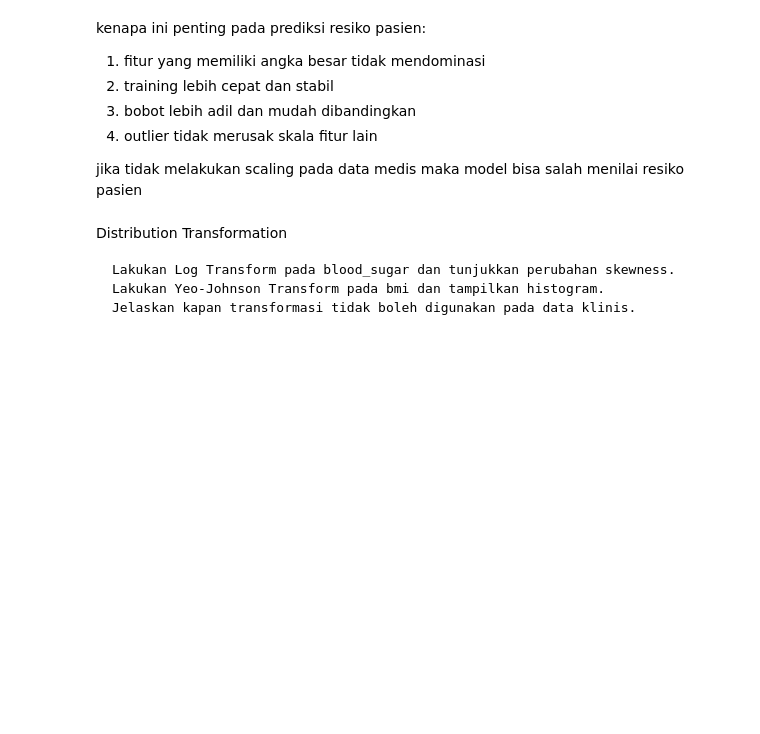
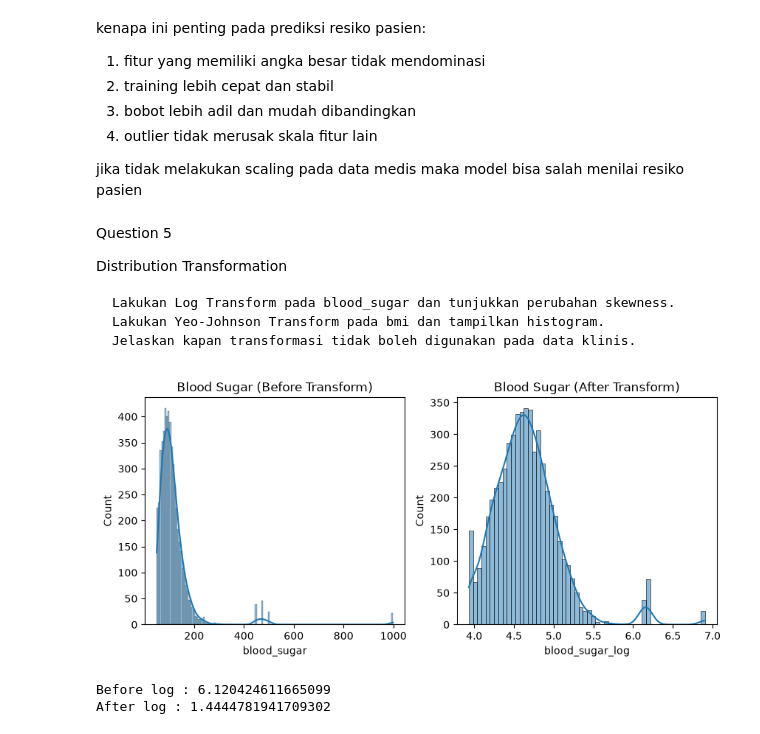
Before and after one commit to ekakharism/pandas_data_cleaning, a Jupyter notebook: healthcare_data_cleaning.ipynb, the cells around one changed output. Cells and saved outputs as stored; diff of their text form; code cells hidden in the pictures; blank space fills up the shorter version.

```diff
--- a/pandas_part.ipynb
+++ b/healthcare_data_cleaning.ipynb
@@ -360,8 +351,30 @@ kenapa ini penting pada prediksi resiko pasien:
 
 jika tidak melakukan scaling pada data medis maka model bisa salah menilai resiko pasien
 # %% [markdown]
+Question 5
+
 Distribution Transformation
 
     Lakukan Log Transform pada blood_sugar dan tunjukkan perubahan skewness.
     Lakukan Yeo-Johnson Transform pada bmi dan tampilkan histogram.
     Jelaskan kapan transformasi tidak boleh digunakan pada data klinis.
+# %%
+import numpy as np
+
+df['blood_sugar_log'] = np.log1p(df['blood_sugar'])
+
+fig, axes = plt.subplots(1,2,figsize=(10,4))
+
+sns.histplot(df['blood_sugar'], kde=True,ax=axes[0]).set_title('Blood Sugar (Before Transform)')
+sns.histplot(df['blood_sugar_log'], kde=True,ax=axes[1]).set_title('Blood Sugar (After Transform)')
+
+
+plt.show()
+# %% [output]
+[figure, added]
+# %%
+print(f'Before log : {df['blood_sugar'].skew()}')
+print(f'After log : {df['blood_sugar_log'].skew()}')
+# %% [output]
+Before log : 6.120424611665099
+After log : 1.4444781941709302
```
Also changed, not shown: parts of 11 cells of this notebook.
